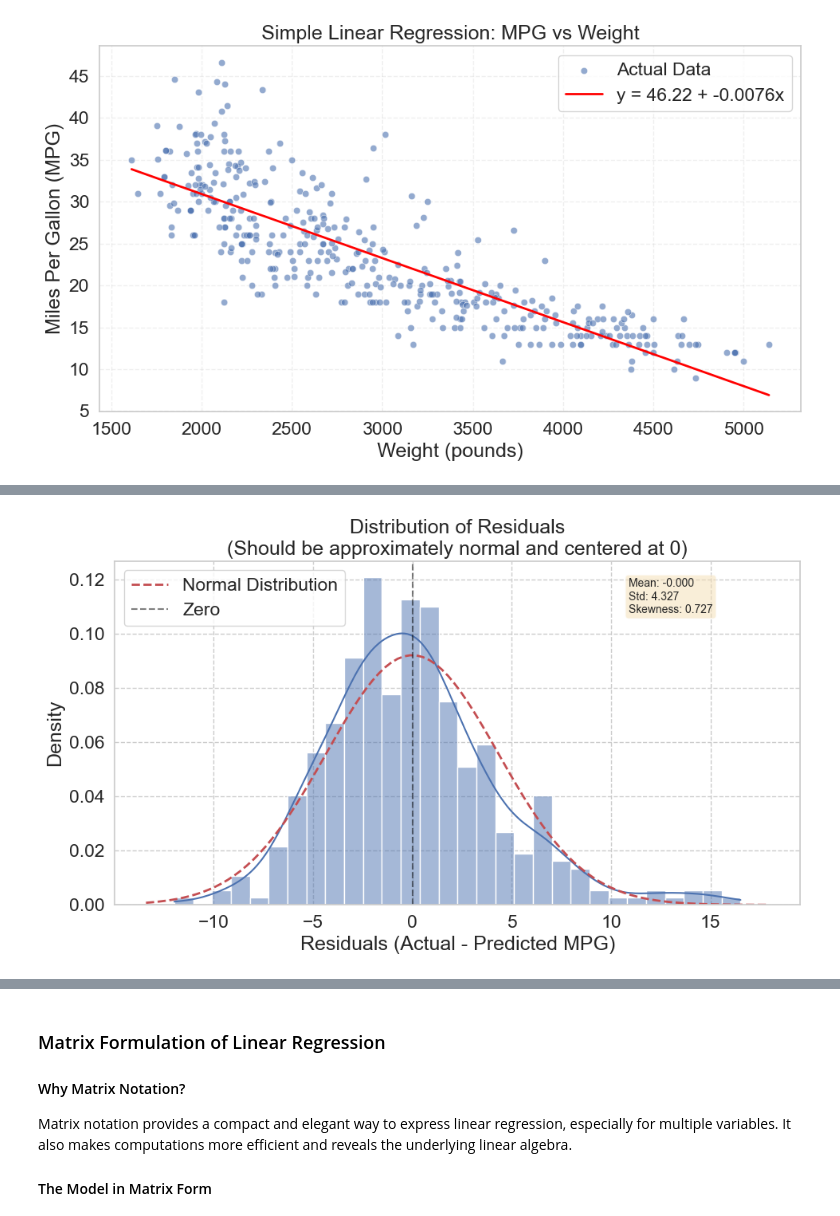
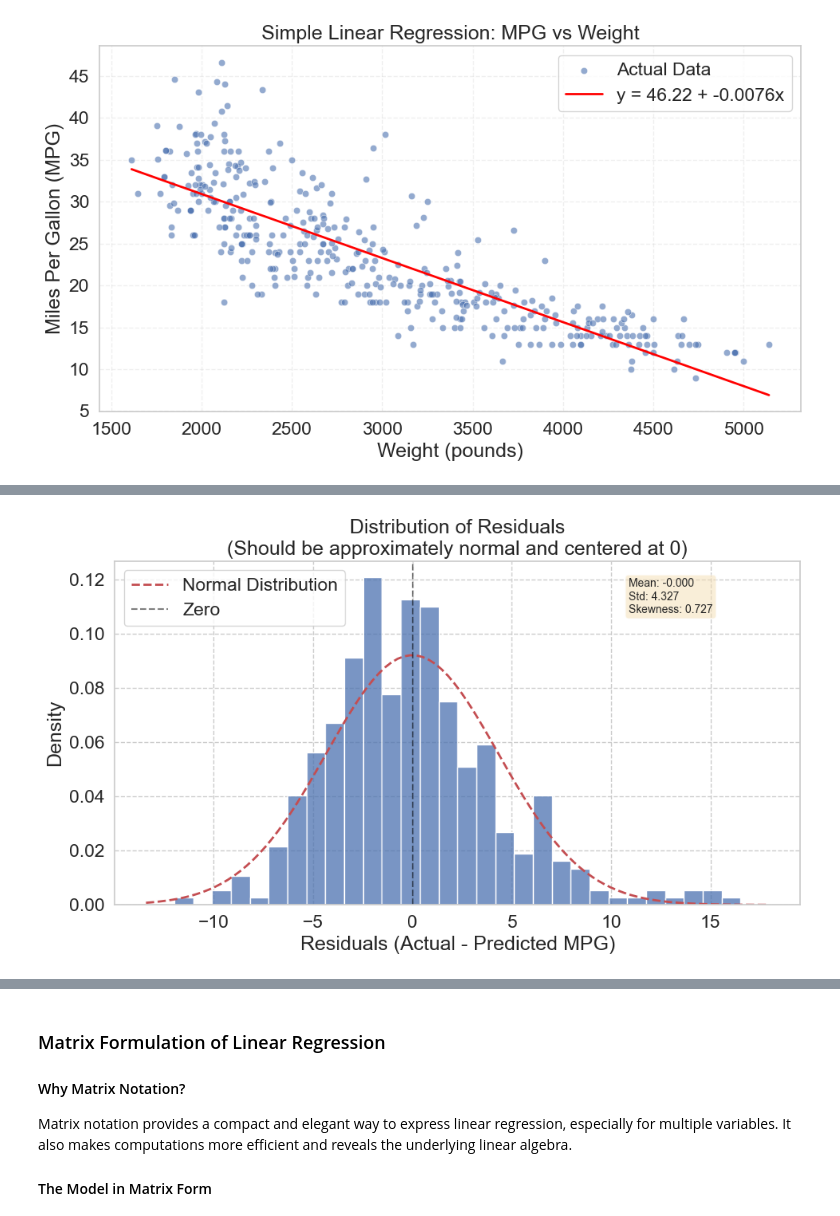
Before and after one commit to changyaochen/MECE4520, a Jupyter notebook: lectures/notebooks/7_linear_regression.ipynb, the cells around one changed output, grey strips where cells are left out. Drawn from its saved outputs; the diff is of its cells as text; code cells hidden in the pictures.

```diff
--- a/lectures/notebooks/7_linear_regression.ipynb
+++ b/lectures/notebooks/7_linear_regression.ipynb
@@ -276,42 +274,43 @@ Below we will examine the distribution of residuals. A good residual plot should
 - Symmetric distribution without heavy skew
 - No extreme outliers
 # %%
+from scipy import stats
+
 # Residual analysis: Examining the distribution of errors
 # This helps verify if our linear regression assumptions are met
 
 plt.figure(figsize=(10, 6))
 
 # Create histogram with kernel density estimate
-# The KDE overlay helps visualize if residuals follow a normal distribution
-sns.histplot(residual, bins=30, kde=True, stat="density")
+sns.histplot(residual, bins=30, kde=False, stat="density")
 
 # Add a normal distribution overlay for comparison
-from scipy import stats
 mu, std = residual.mean(), residual.std()
 xmin, xmax = plt.xlim()
-x = np.linspace(xmin, xmax, 100)
-p = stats.norm.pdf(x, mu, std)
-plt.plot(x, p, "r--", linewidth=2, label="Normal Distribution")
+x_range = np.linspace(xmin, xmax, 100)
+p = stats.norm.pdf(x_range, mu, std)
+plt.plot(x_range, p, "r--", linewidth=2, label="Normal Distribution")
 
 # Add vertical line at zero to show if residuals are centered
 plt.axvline(x=0, color="black", linestyle="--", alpha=0.5, label="Zero")
 
 # Labels and title
 plt.xlabel("Residuals (Actual - Predicted MPG)")
 plt.ylabel("Density")
 plt.title("Distribution of Residuals\n(Should be approximately normal and centered at 0)")
 plt.legend()
 
 # Add statistics text
+# Skewness is a measure of the asymmetry of the distribution
 textstr = f"Mean: {mu:.3f}\nStd: {std:.3f}\nSkewness: {stats.skew(residual):.3f}"
 plt.text(0.75, 0.95, textstr, transform=plt.gca().transAxes,
          fontsize=10, verticalalignment="top",
          bbox=dict(boxstyle="round", facecolor="wheat", alpha=0.5))
 
 plt.tight_layout()
 plt.show()
 # %% [output]
-[figure, old version]
+[figure, new version]
 # %% [markdown]
 ## Statistical Inference in Linear Regression
 
```
Also changed, not shown: parts of 15 cells of this notebook.
